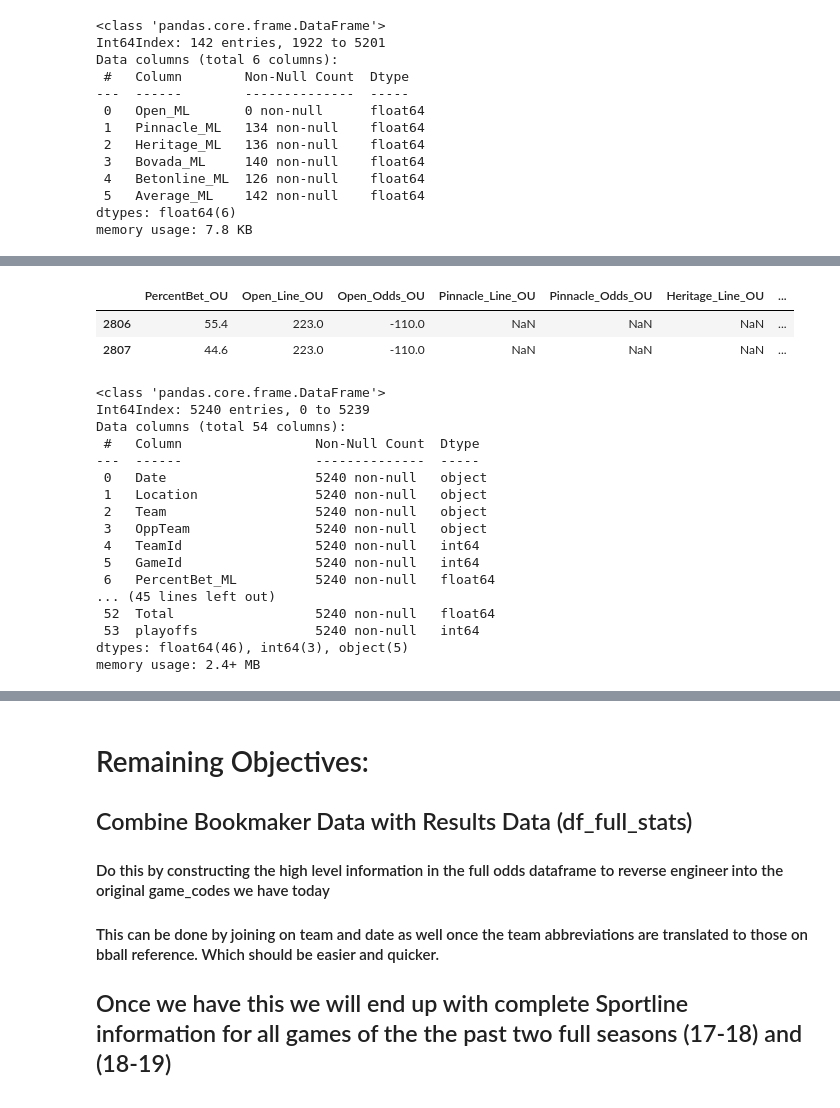
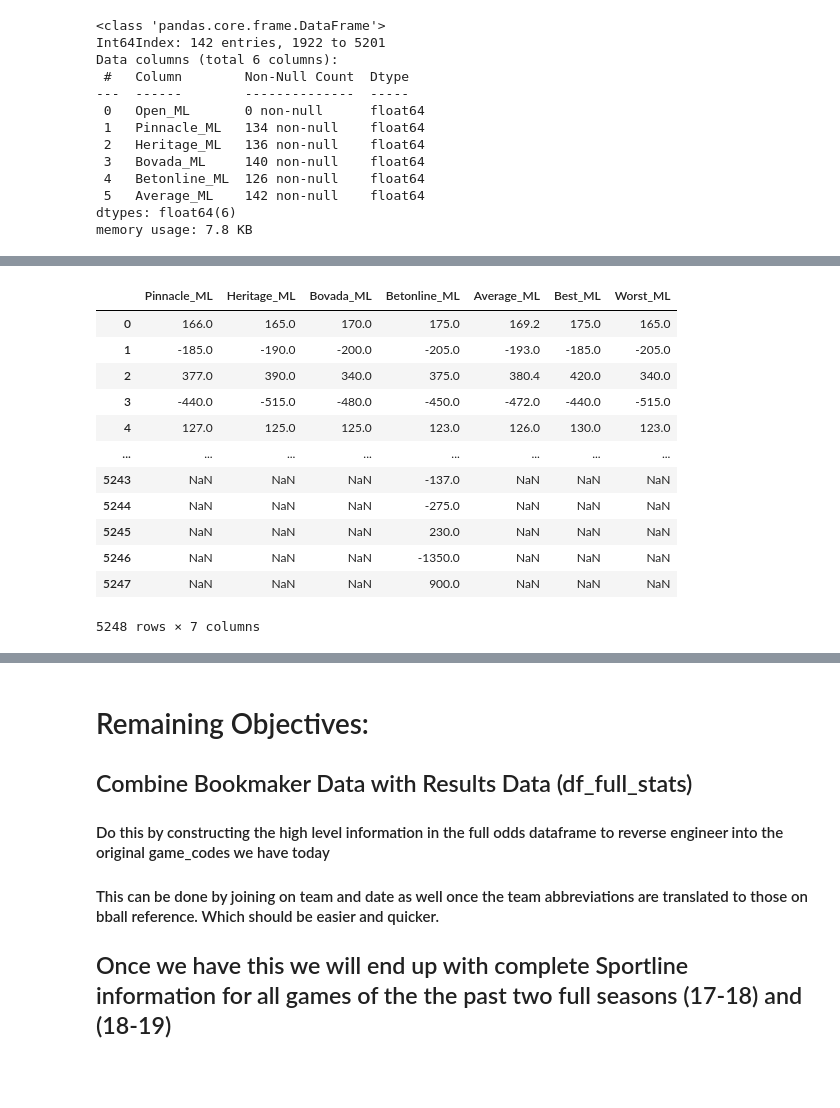
Before and after one commit to kyle-rgb/NBA_Sportsbook_Project, a Jupyter notebook: notebooks/Transforming_Stage.ipynb, the cells around one changed output, grey strips where cells are left out. Cells and saved outputs as stored; diff of their text form; code cells hidden in the pictures; blank space fills up the shorter version.

Commit message:
Finished Transforming Data. Data Ready for Analysis and Model Creation

```diff
--- a/notebooks/Transforming_Stage.ipynb
+++ b/notebooks/Transforming_Stage.ipynb
@@ -1687,6 +1190,0 @@ sample_df.loc[5192:5193, [x for x in sample_df.columns if "_Spread" in x]]
-# %%
-sample_df.loc[2806:2807, [x for x in sample_df.columns if "_OU" in x]]
-# %% [output]
-|  | PercentBet_OU | Open_Line_OU | Open_Odds_OU | Pinnacle_Line_OU | Pinnacle_Odds_OU | Heritage_Line_OU | ... |
-| 2806 | 55.4 | 223.0 | -110.0 | NaN | NaN | NaN | ... |
-| 2807 | 44.6 | 223.0 | -110.0 | NaN | NaN | NaN | ... |
@@ -1723,20 +1191,16 @@ sample_df.loc[2807, "Worst_Odds_OU"] = sample_df.loc[2807, "Open_Line_OU"]
-# %%
-sample_df.info()
-# %% [output]
-<class 'pandas.core.frame.DataFrame'>
-Int64Index: 5240 entries, 0 to 5239
-Data columns (total 54 columns):
- #   Column                 Non-Null Count  Dtype
----  ------                 --------------  -----
- 0   Date                   5240 non-null   object
- 1   Location               5240 non-null   object
- 2   Team                   5240 non-null   object
- 3   OppTeam                5240 non-null   object
- 4   TeamId                 5240 non-null   int64
- 5   GameId                 5240 non-null   int64
- 6   PercentBet_ML          5240 non-null   float64
-... (45 lines left out)
- 52  Total                  5240 non-null   float64
- 53  playoffs               5240 non-null   int64
-dtypes: float64(46), int64(3), object(5)
-memory usage: 2.4+ MB
+# %%
+odds_df_all[['Pinnacle_ML', 'Heritage_ML', 'Bovada_ML', 'Betonline_ML', "Average_ML", "Best_ML", "Worst_ML"]]
+# %% [output]
+|  | Pinnacle_ML | Heritage_ML | Bovada_ML | Betonline_ML | Average_ML | Best_ML | Worst_ML |
+| 0 | 166.0 | 165.0 | 170.0 | 175.0 | 169.2 | 175.0 | 165.0 |
+| 1 | -185.0 | -190.0 | -200.0 | -205.0 | -193.0 | -185.0 | -205.0 |
+| 2 | 377.0 | 390.0 | 340.0 | 375.0 | 380.4 | 420.0 | 340.0 |
+| 3 | -440.0 | -515.0 | -480.0 | -450.0 | -472.0 | -440.0 | -515.0 |
+| 4 | 127.0 | 125.0 | 125.0 | 123.0 | 126.0 | 130.0 | 123.0 |
+| ... | ... | ... | ... | ... | ... | ... | ... |
+| 5243 | NaN | NaN | NaN | -137.0 | NaN | NaN | NaN |
+| 5244 | NaN | NaN | NaN | -275.0 | NaN | NaN | NaN |
+| 5245 | NaN | NaN | NaN | 230.0 | NaN | NaN | NaN |
+| 5246 | NaN | NaN | NaN | -1350.0 | NaN | NaN | NaN |
+| 5247 | NaN | NaN | NaN | 900.0 | NaN | NaN | NaN |
+5248 rows × 7 columns
```
Also changed, not shown: parts of 105 cells of this notebook, 1 other file.
